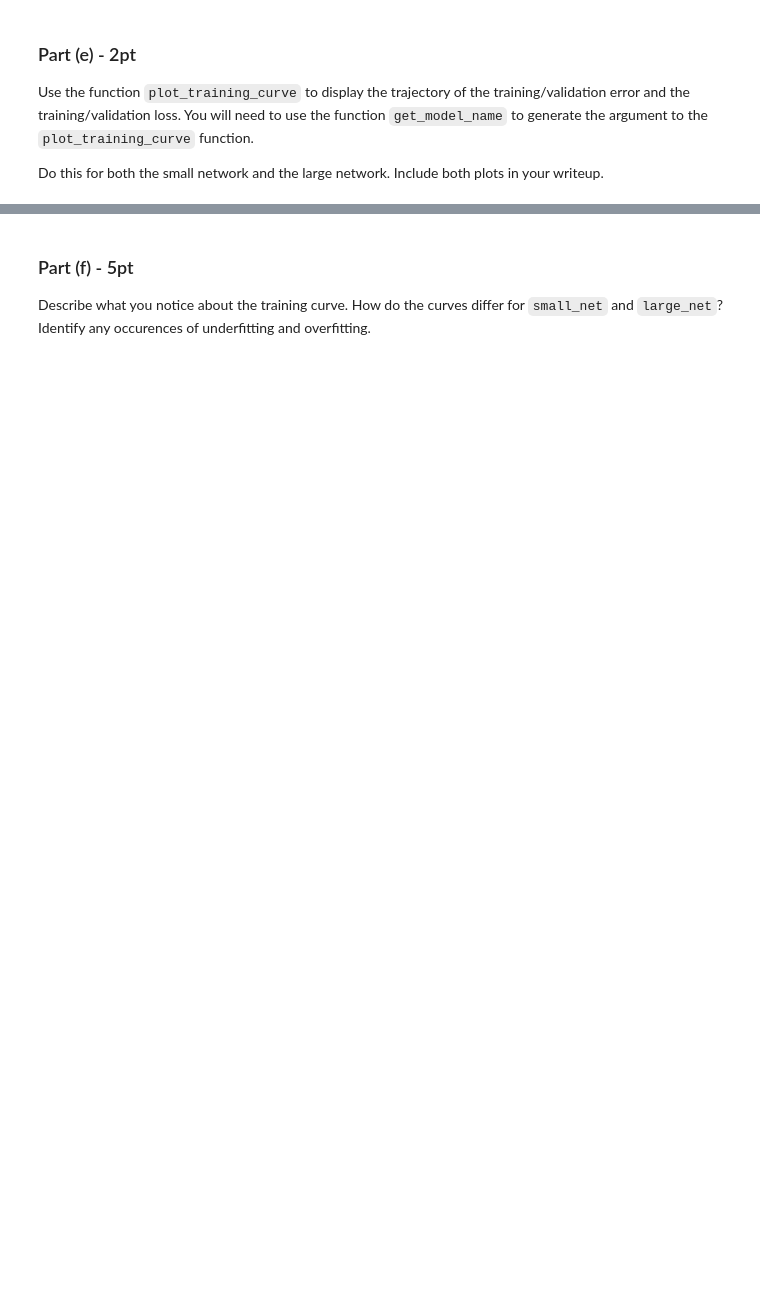
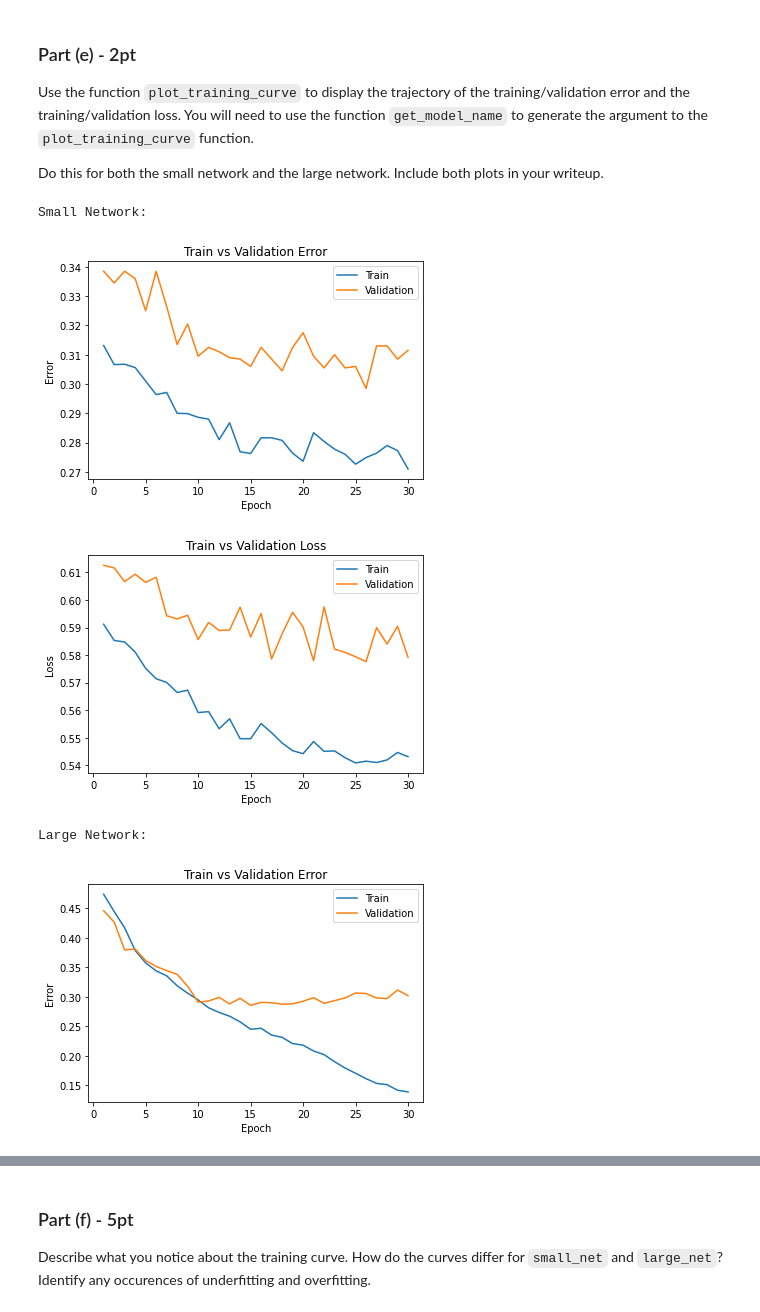
Before and after one commit to shadman-kaif/Applied-Fundamentals-of-Deep-Learning, a Jupyter notebook: Lab2 Cats vs Dogs.ipynb, the cells around one changed output, grey strips where cells are left out. Saved outputs shown, nothing was run; the diff lists cells and outputs as text; code cells hidden in the pictures; blank space fills up the shorter version.

```diff
--- a/Lab2 Cats vs Dogs.ipynb
+++ b/Lab2 Cats vs Dogs.ipynb
@@ -464,0 +612,14 @@ in your writeup.
+# %%
+small_model_path = get_model_name("small", batch_size=64, learning_rate=0.01, epoch=29)
+print("Small Network: ")
+plot_training_curve(small_model_path)
+
+large_model_path = get_model_name("large", batch_size=64, learning_rate=0.01, epoch=29)
+print("Large Network: ")
+plot_training_curve(large_model_path)
+# %% [output]
+Small Network:
+[figure, added]
+[figure, added]
+Large Network:
+[figure, added]
```
Also changed, not shown: parts of 36 cells of this notebook, 1 other file.
